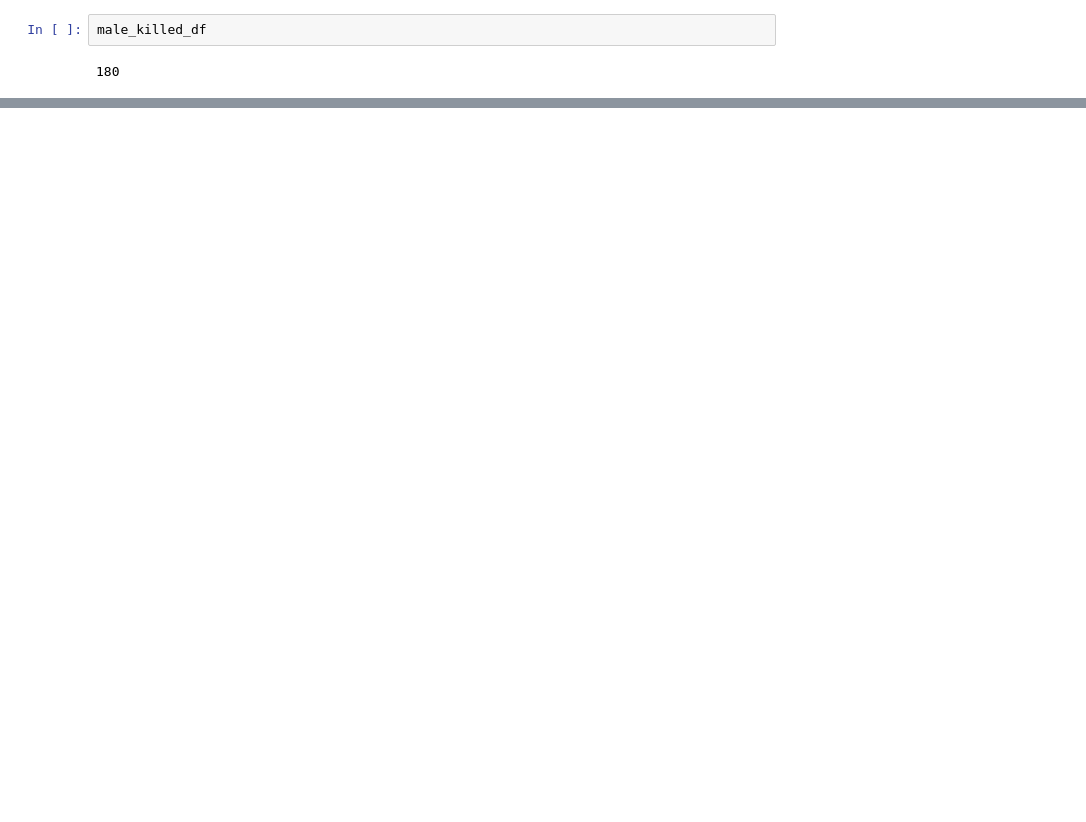
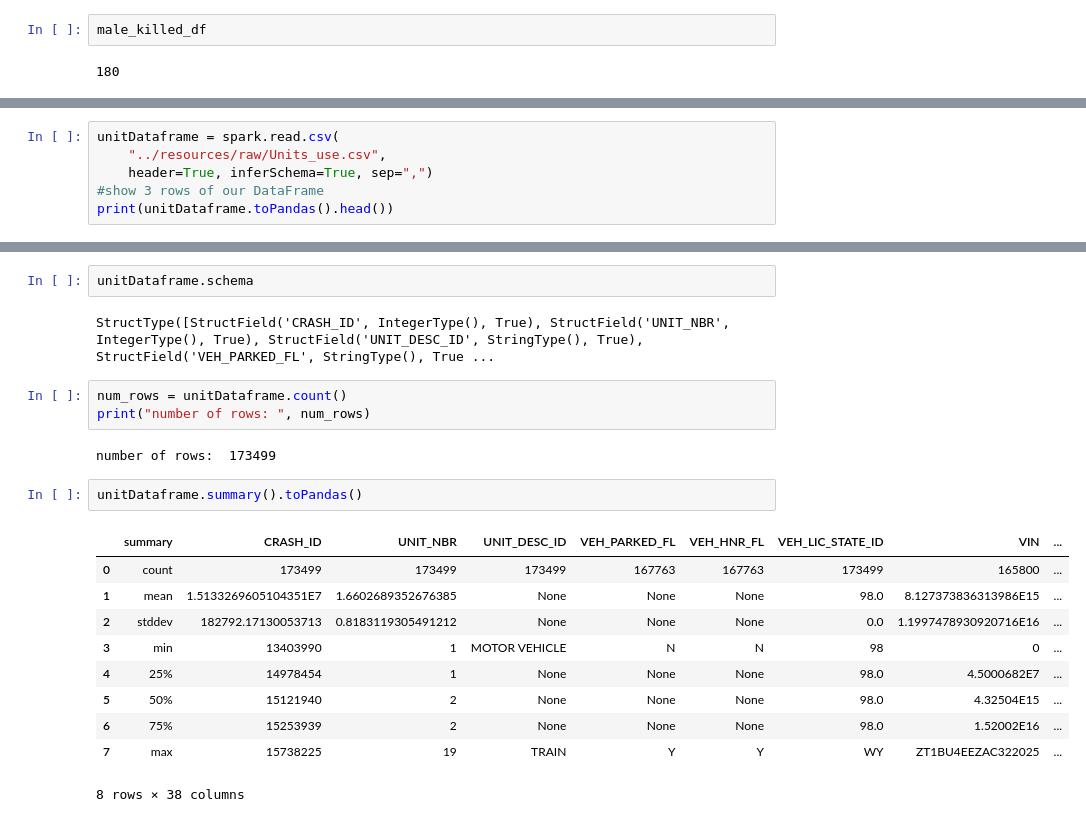
Before and after one commit to Vivek-Murali/CarCrashAnalysis, a Jupyter notebook: notebooks/workbook.ipynb, the cells around one changed output, grey strips where cells are left out. Drawn from its saved outputs; the diff is of its cells as text; blank space fills up the shorter version.

```diff
--- a/notebooks/workbook.ipynb
+++ b/notebooks/workbook.ipynb
@@ -93,0 +101,6 @@ AnalysisException: cannot resolve 'isnan(PRSN_DEATH_TIME)' due to data type mism
+# %%
+unitDataframe = spark.read.csv(
+    "../resources/raw/Units_use.csv",
+    header=True, inferSchema=True, sep=",")
+#show 3 rows of our DataFrame
+print(unitDataframe.toPandas().head())
@@ -93,0 +125,22 @@ AnalysisException: cannot resolve 'isnan(PRSN_DEATH_TIME)' due to data type mism
+# %%
+unitDataframe.schema
+# %% [output]
+StructType([StructField('CRASH_ID', IntegerType(), True), StructField('UNIT_NBR', IntegerType(), True), StructField('UNIT_DESC_ID', StringType(), True), StructField('VEH_PARKED_FL', StringType(), True ...
+# %%
+num_rows = unitDataframe.count()
+print("number of rows: ", num_rows)
+# %% [output]
+number of rows:  173499
+# %%
+unitDataframe.summary().toPandas()
+# %% [output]
+|  | summary | CRASH_ID | UNIT_NBR | UNIT_DESC_ID | VEH_PARKED_FL | VEH_HNR_FL | VEH_LIC_STATE_ID | VIN | ... |
+| 0 | count | 173499 | 173499 | 173499 | 167763 | 167763 | 173499 | 165800 | ... |
+| 1 | mean | 1.5133269605104351E7 | 1.6602689352676385 | None | None | None | 98.0 | 8.127373836313986E15 | ... |
+| 2 | stddev | 182792.17130053713 | 0.8183119305491212 | None | None | None | 0.0 | 1.1997478930920716E16 | ... |
+| 3 | min | 13403990 | 1 | MOTOR VEHICLE | N | N | 98 | 0 | ... |
+| 4 | 25% | 14978454 | 1 | None | None | None | 98.0 | 4.5000682E7 | ... |
+| 5 | 50% | 15121940 | 2 | None | None | None | 98.0 | 4.32504E15 | ... |
+| 6 | 75% | 15253939 | 2 | None | None | None | 98.0 | 1.52002E16 | ... |
+| 7 | max | 15738225 | 19 | TRAIN | Y | Y | WY | ZT1BU4EEZAC322025 | ... |
+8 rows × 38 columns
```
Also changed, not shown: parts of 46 cells of this notebook, 5 other files.
